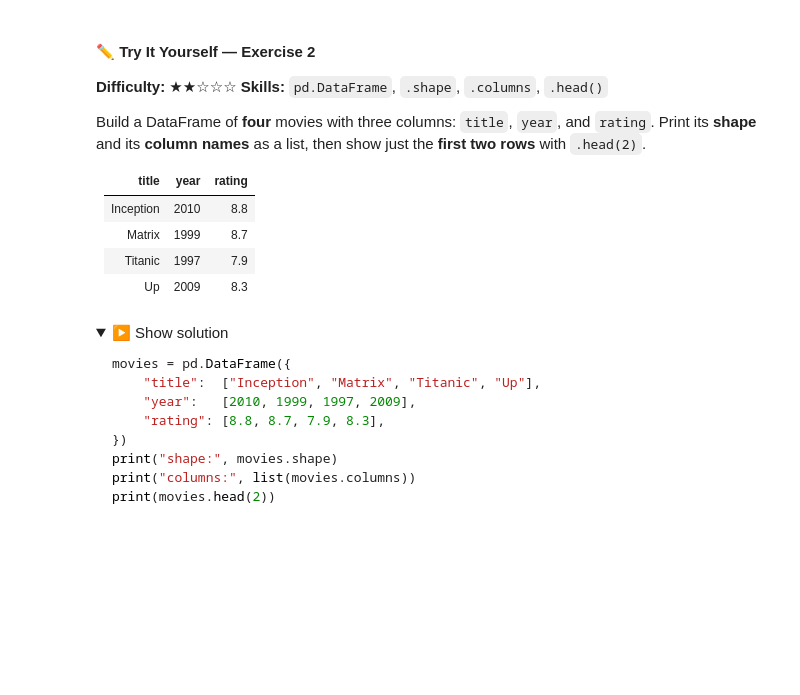
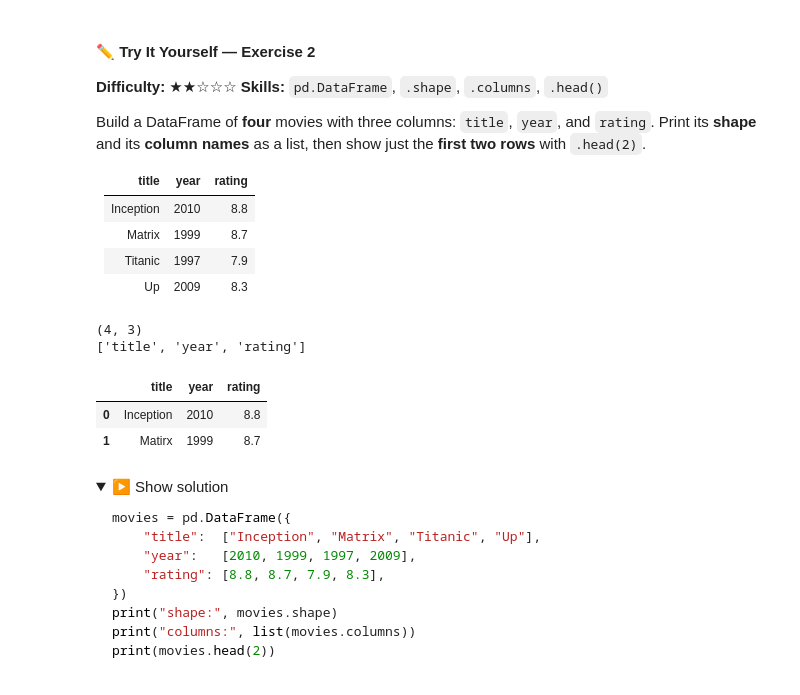
Before and after one commit to yz5099-sys/hudm5001, a Jupyter notebook: Week_04/04_Pandas.ipynb, the cells around one changed output. Drawn from its saved outputs; the diff is of its cells as text; code cells hidden in the pictures; folded sections open; blank space fills up the shorter version.

```diff
--- a/Week_04/04_Pandas.ipynb
+++ b/Week_04/04_Pandas.ipynb
@@ -154,6 +212,20 @@ Build a DataFrame of **four** movies with three columns: `title`, `year`, and `r
 | Up | 2009 | 8.3 |
 # %%
 # Your code here
+movie=pd.DataFrame({
+    'title':['Inception','Matirx','Titanic','Up'],
+    'year':[2010,1999,1997,2009],
+    'rating':[8.8,8.7,7.9,8.3]
+})
+print(movie.shape)
+print(list(movie.columns))
+movie.head(2)
+# %% [output]
+(4, 3)
+['title', 'year', 'rating']
+|  | title | year | rating |
+| 0 | Inception | 2010 | 8.8 |
+| 1 | Matirx | 1999 | 8.7 |
 # %% [markdown]
 <details>
 <summary>▶ Show solution</summary>
```
Also changed, not shown: parts of 20 cells of this notebook.
